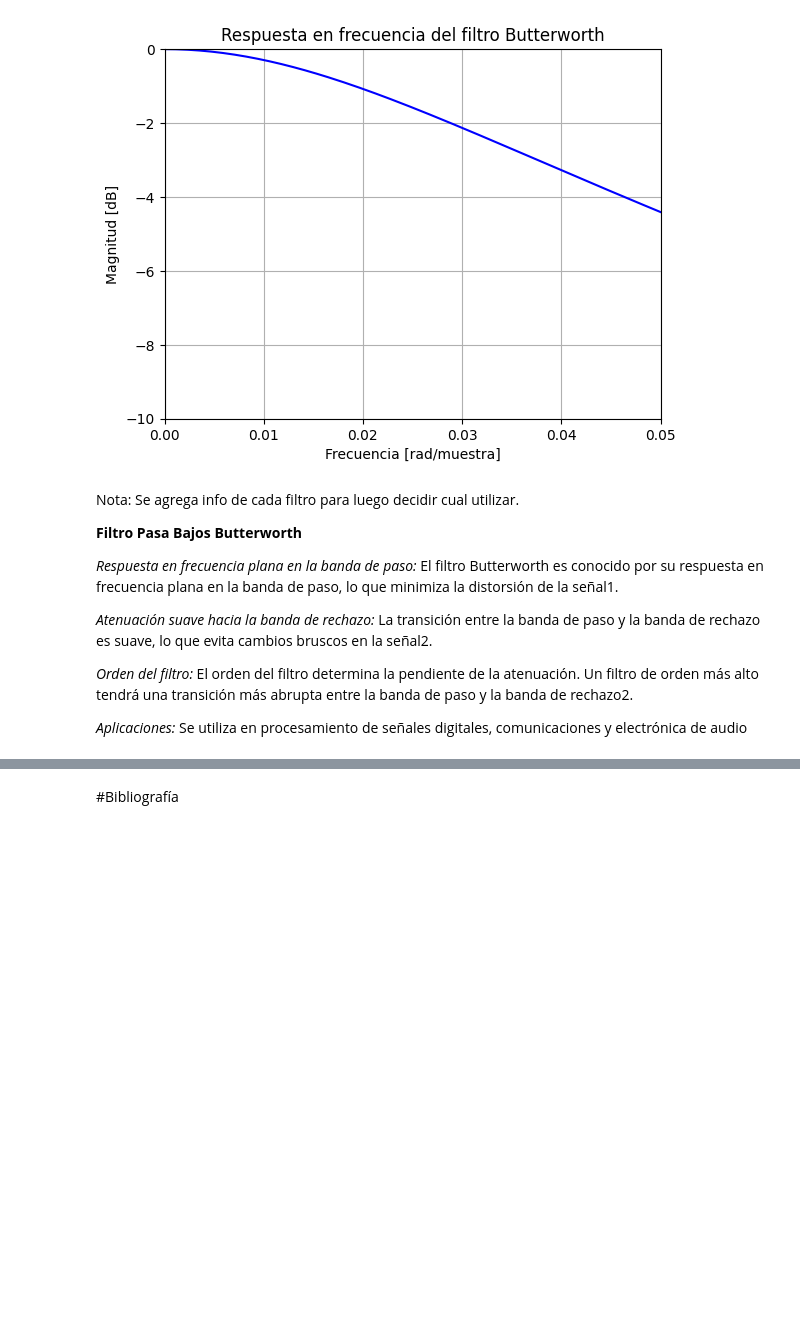
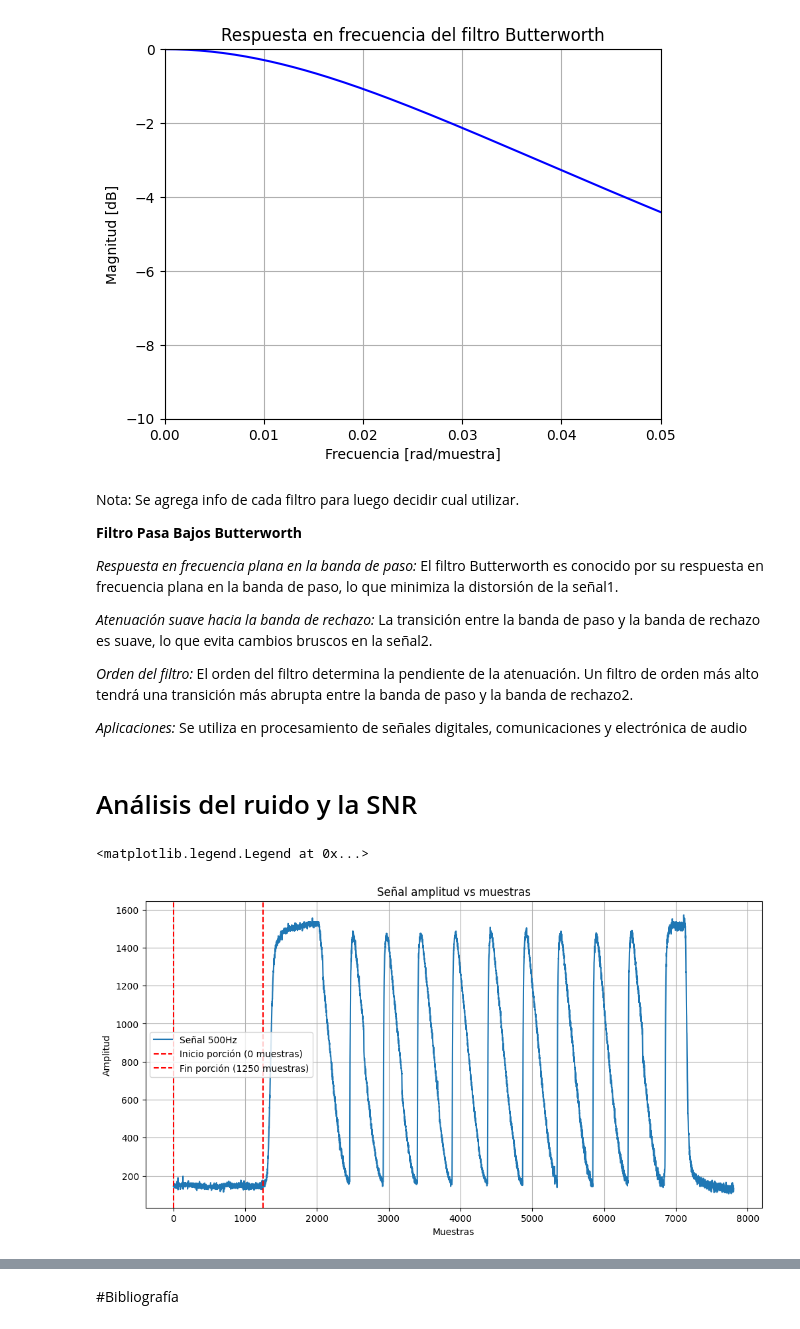
Before and after one commit to alex20022000/Signal_Processing_Project_Ciani-Dalle_Rive_Prieto, a Jupyter notebook: 01_Signal_Processing_Ciani+Dalle_Rive_Prieto.ipynb, the cells around one changed output, grey strips where cells are left out. Cells and saved outputs as stored; diff of their text form; code cells hidden in the pictures; blank space fills up the shorter version.

```diff
--- a/01_Signal_Processing_Ciani+Dalle_Rive_Prieto.ipynb
+++ b/01_Signal_Processing_Ciani+Dalle_Rive_Prieto.ipynb
@@ -289,7 +291,8 @@ ldr_fs500Hz_30imgs_60fps = data_13['LDR']
 ldr_fs500Hz_10imgs_60fps = data_14['LDR']
 
 ldr_fs100Hz_60imgs_120fps.head()
-
+# Extraigo una senial para identificar el ruido luego
+ldr_500Hz_white_noise = ldr_fs500Hz_60imgs_60fps
 # Frecuencia de muestreo (Hz)
 fs = 100
 fs2 = 500
@@ -986,3 +993,22 @@ El orden del filtro determina la pendiente de la atenuación. Un filtro de orden
 
 *Aplicaciones:*
 Se utiliza en procesamiento de señales digitales, comunicaciones y electrónica de audio
+# %% [markdown]
+# Análisis del ruido y la SNR
+# %%
+signal_portion = ldr_500Hz_white_noise[3000:4250]
+signal_noise = ldr_500Hz_white_noise[0:1250]
+
+# Graficar la señal original
+plt.figure(figsize=(12, 6))
+plt.plot(ldr_500Hz_white_noise, label='Señal 500Hz')
+plt.axvline(x=0, color='red', linestyle='--', label='Inicio porción (0 muestras)')
+plt.axvline(x=1250, color='red', linestyle='--', label='Fin porción (1250 muestras)')
+plt.title('Señal amplitud vs muestras')
+plt.xlabel('Muestras')
+plt.ylabel('Amplitud')
+plt.grid()
+plt.legend()
+# %% [output]
+<matplotlib.legend.Legend at 0x...>
+[figure, added]
```
Also changed, not shown: parts of 20 cells of this notebook.
